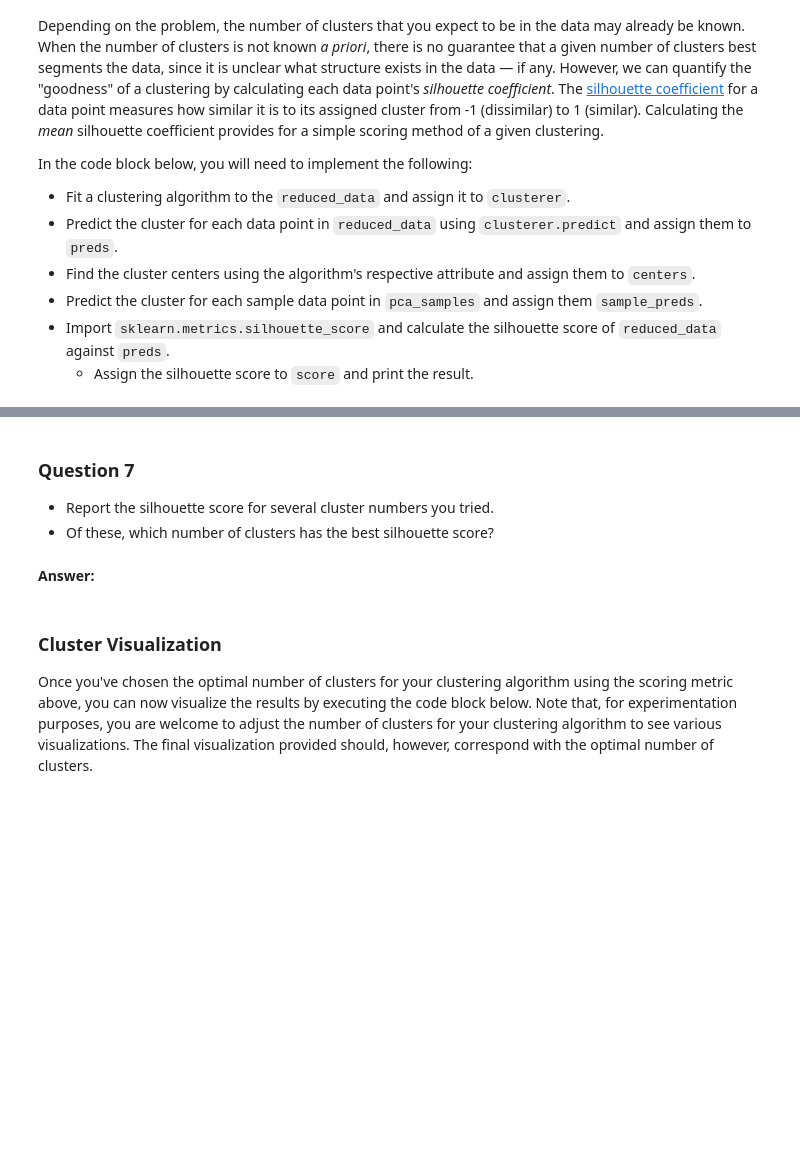
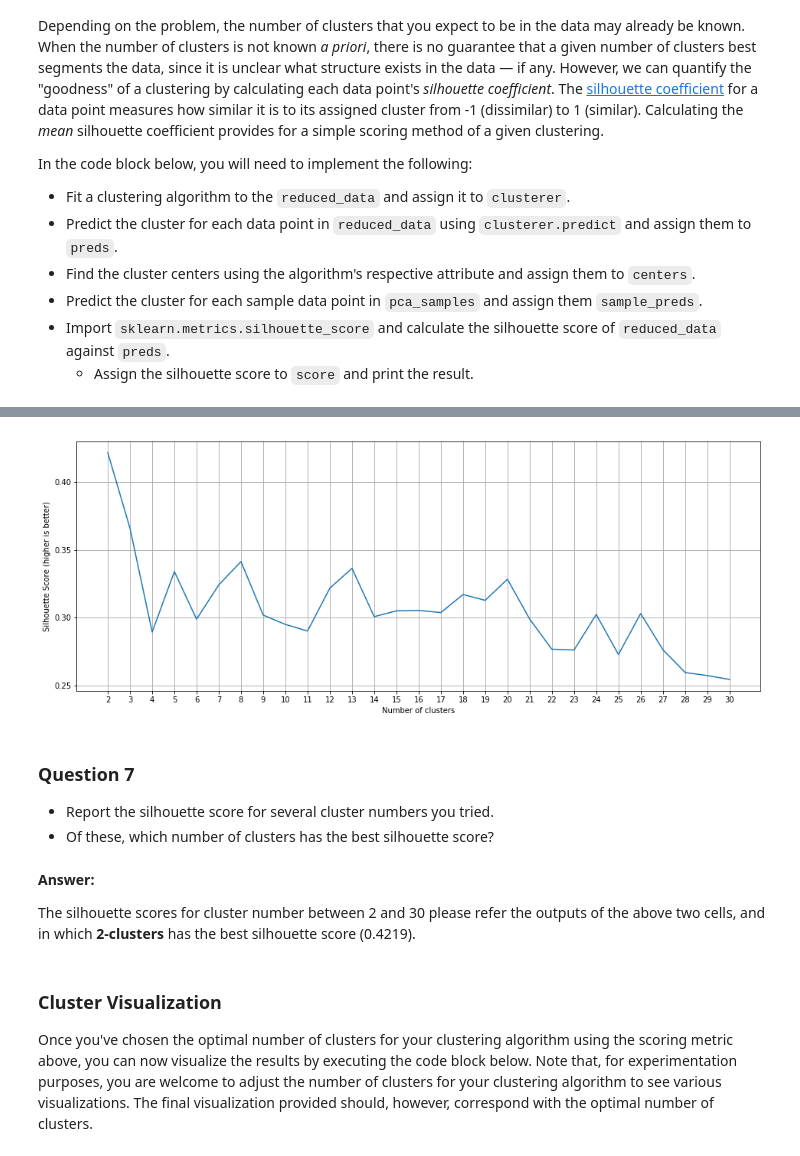
Before and after one commit to wanghsinwei/machine-learning, a Jupyter notebook: projects/customer_segments/customer_segments.ipynb, the cells around one changed output, grey strips where cells are left out. Cells and saved outputs as stored; diff of their text form; code cells hidden in the pictures; blank space fills up the shorter version.

```diff
--- a/projects/customer_segments/customer_segments.ipynb
+++ b/projects/customer_segments/customer_segments.ipynb
@@ -533,10 +561,30 @@ score = None
+# %%
+# Plot the each value of cluster numbers vs. the silhouette score at that value
+fig, ax = plt.subplots(figsize=(16, 6))
+ax.set_xlabel('Number of clusters')
+ax.set_ylabel('Silhouette Score (higher is better)')
+ax.plot(cluster_numbers, scores_per_cluster_n)
+
+# Ticks and grid
+xticks = np.arange(min(cluster_numbers), max(cluster_numbers)+1, 1)
+ax.set_xticks(xticks, minor=False)
+ax.set_xticks(xticks, minor=True)
+ax.xaxis.grid(True, which='both')
+yticks = np.arange(round(min(scores_per_cluster_n), 2), max(scores_per_cluster_n), .05)
+ax.set_yticks(yticks, minor=False)
+ax.set_yticks(yticks, minor=True)
+ax.yaxis.grid(True, which='both')
+# %% [output]
+[figure, added]
 # %% [markdown]
 ### Question 7
 
 * Report the silhouette score for several cluster numbers you tried.
 * Of these, which number of clusters has the best silhouette score?
-# %% [markdown]
-**Answer:**
+# %% [markdown]
+**Answer:**
+
+The silhouette scores for cluster number between 2 and 30 please refer the outputs of the above two cells, and in which **2-clusters** has the best silhouette score (0.4219).
 # %% [markdown]
 ### Cluster Visualization
 Once you've chosen the optimal number of clusters for your clustering algorithm using the scoring metric above, you can now visualize the results by executing the code block below. Note that, for experimentation purposes, you are welcome to adjust the number of clusters for your clustering algorithm to see various visualizations. The final visualization provided should, however, correspond with the optimal number of clusters.
```
Also changed, not shown: parts of 3 cells of this notebook.
